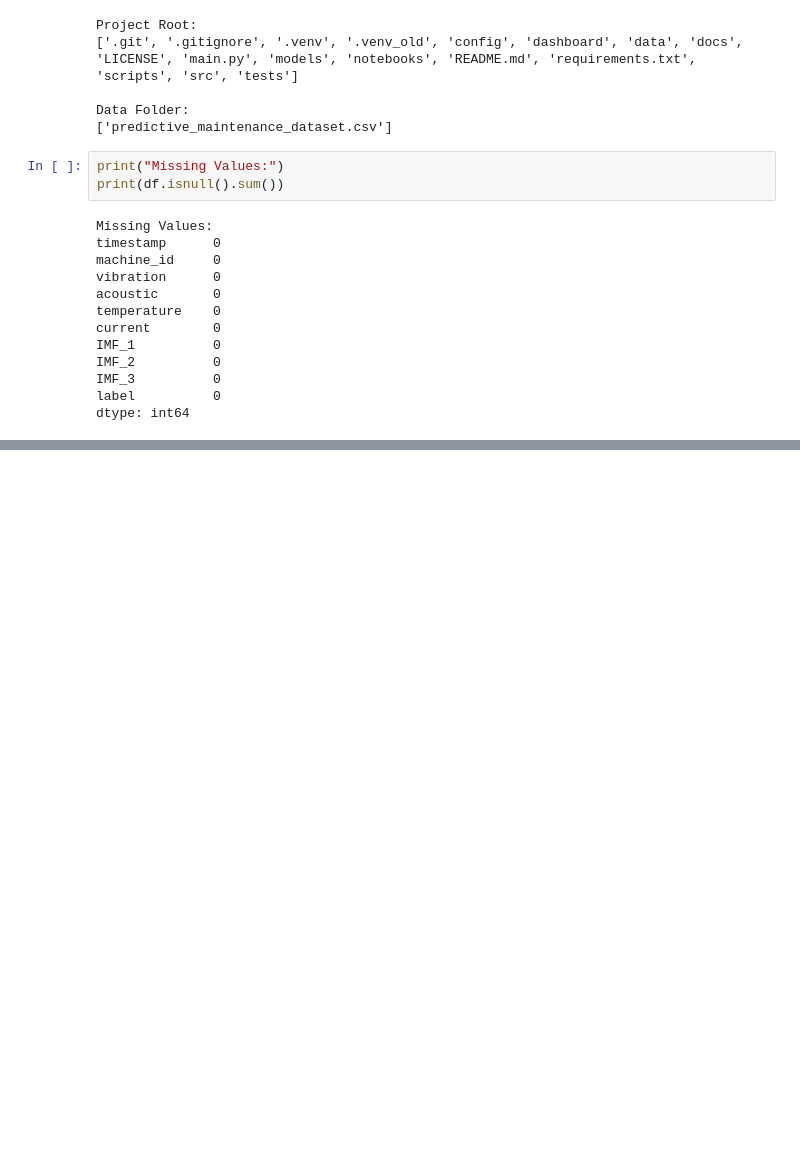
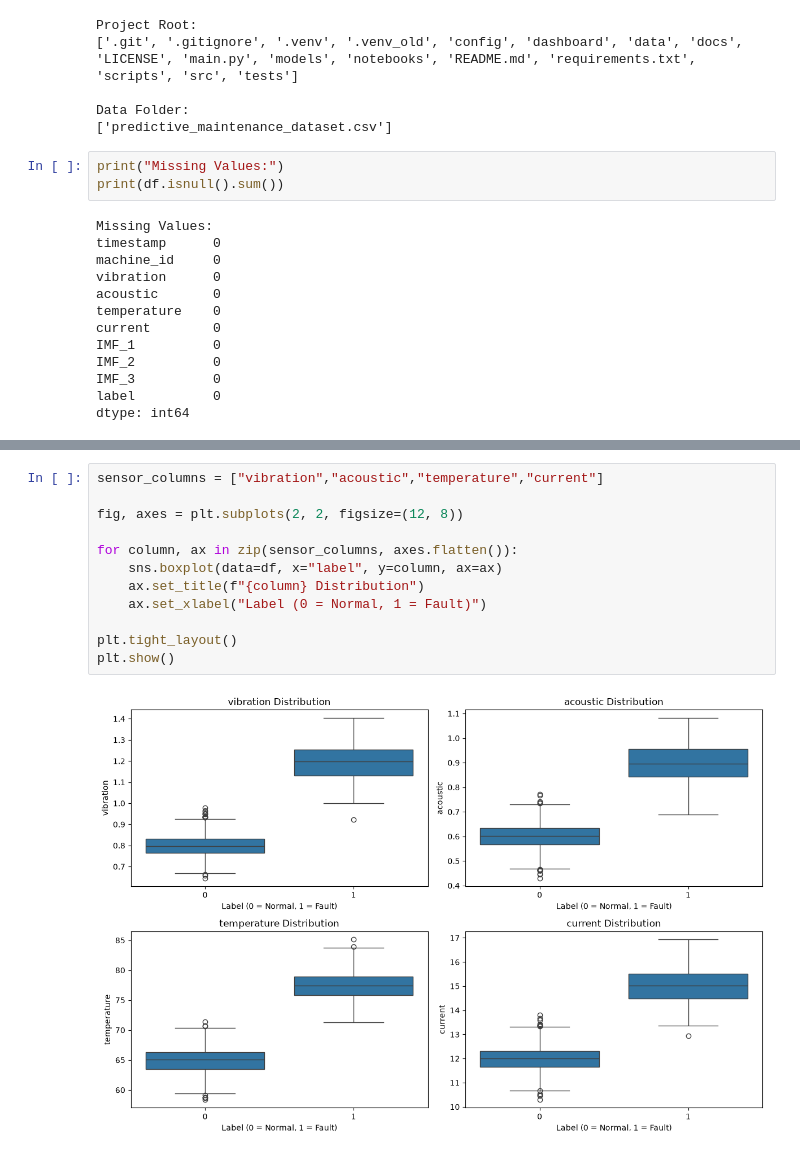
Before and after one commit to Noha62928/Real-Time-Anomaly-Detection-Alerting-System-IoT-Time-Series-, a Jupyter notebook: notebooks/data_exploration.ipynb, the cells around one changed output, grey strips where cells are left out. Saved outputs shown, nothing was run; the diff lists cells and outputs as text; blank space fills up the shorter version.

```diff
--- a/notebooks/data_exploration.ipynb
+++ b/notebooks/data_exploration.ipynb
@@ -116,0 +190,14 @@ df.describe()
+# %%
+sensor_columns = ["vibration","acoustic","temperature","current"]
+
+fig, axes = plt.subplots(2, 2, figsize=(12, 8))
+
+for column, ax in zip(sensor_columns, axes.flatten()):
+    sns.boxplot(data=df, x="label", y=column, ax=ax)
+    ax.set_title(f"{column} Distribution")
+    ax.set_xlabel("Label (0 = Normal, 1 = Fault)")
+
+plt.tight_layout()
+plt.show()
+# %% [output]
+[figure, added]
```
Also changed, not shown: parts of 14 cells of this notebook.
